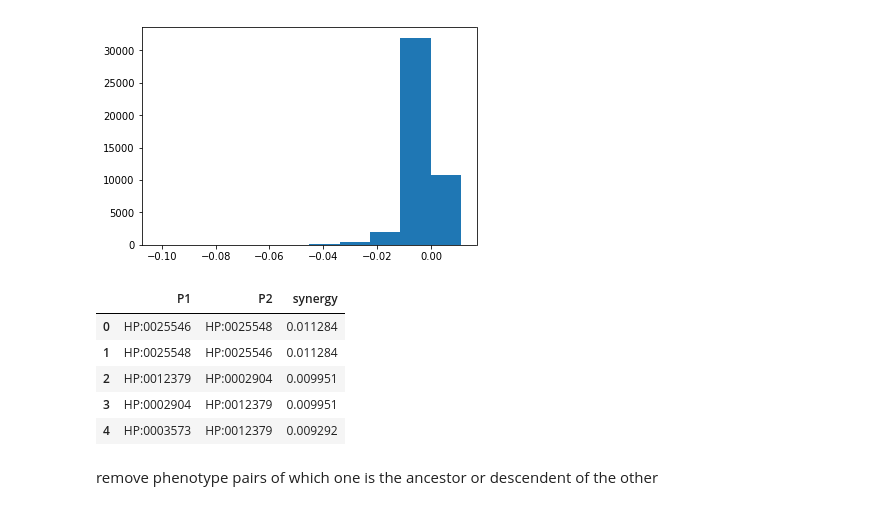
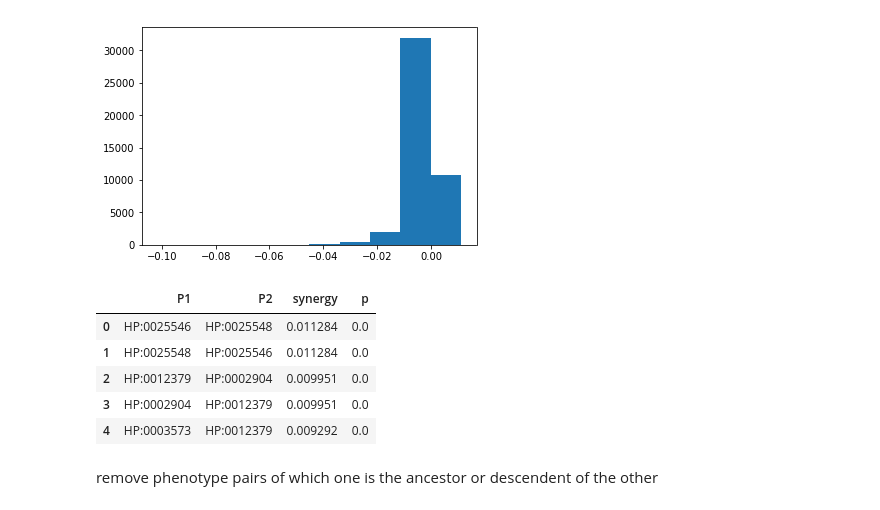
Before and after one commit to TheJacksonLaboratory/MIMIC_HPO, a Jupyter notebook: src/main/resources/mutual_info.ipynb, the cells around one changed output. Drawn from its saved outputs; the diff is of its cells as text; code cells hidden in the pictures.

```diff
--- a/src/main/resources/mutual_info.ipynb
+++ b/src/main/resources/mutual_info.ipynb
@@ -605,2 +41,0 @@ def diagnosis_set():
-# %%
-diagnosis = diagnosis_set()
@@ -731,3 +41,0 @@ pl = phenolist('428')
-# %%
-phenoSet = pl[pl['N'] > 1000].reset_index().MAP_TO
-print(phenoSet)
@@ -823,5 +41,0 @@ This improved method takes about 30 min - 1 hour to complete.
-# %%
-start = datetime.datetime.now()
-N, s1, s2 = iterate_all_brutal_v3()
-end = datetime.datetime.now()
-print('running time: {}s'.format((end - start).total_seconds()))
@@ -1110,16 +307,22 @@ plt.hist(heart_failure.pairwise_synergy().flat, bins=10)
 plt.show()
 # %% [output]
 [figure]
+# %%
+# load p values estimated from empirical distributions
+path = '/Users/zhangx/git/MIMIC_HPO/src/main/resources/p_value_map_428.obj'
+with open(path, 'rb') as f:
+    p_value_map = pickle.load(f)
+p_heart_failure = p_value_map['428']
 # %%
-data = heart_failure.pairwise_synergy_labeled()
+data = heart_failure.pairwise_synergy_labeled_with_p_values(p_heart_failure)
 data.reset_index(drop=True).head()
 # %% [output]
-|  | P1 | P2 | synergy |
-| 0 | HP:0025546 | HP:0025548 | 0.011284 |
-| 1 | HP:0025548 | HP:0025546 | 0.011284 |
-| 2 | HP:0012379 | HP:0002904 | 0.009951 |
-| 3 | HP:0002904 | HP:0012379 | 0.009951 |
-| 4 | HP:0003573 | HP:0012379 | 0.009292 |
+|  | P1 | P2 | synergy | p |
+| 0 | HP:0025546 | HP:0025548 | 0.011284 | 0.0 |
+| 1 | HP:0025548 | HP:0025546 | 0.011284 | 0.0 |
+| 2 | HP:0012379 | HP:0002904 | 0.009951 | 0.0 |
+| 3 | HP:0002904 | HP:0012379 | 0.009951 | 0.0 |
+| 4 | HP:0003573 | HP:0012379 | 0.009292 | 0.0 |
 # %% [markdown]
 remove phenotype pairs of which one is the ancestor or descendent of the other
 # %%
```
Also changed, not shown: parts of 130 cells of this notebook, 7 other files.
